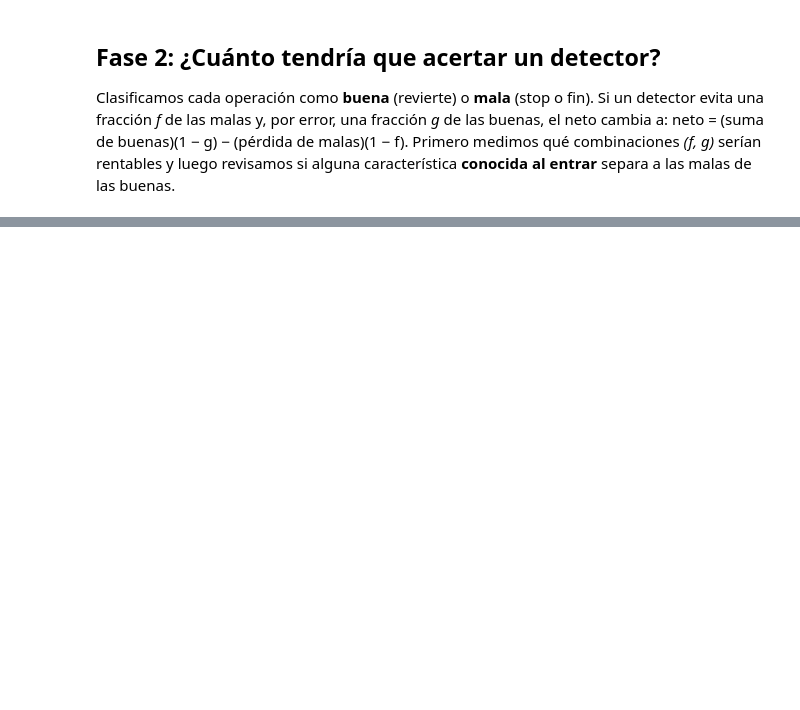
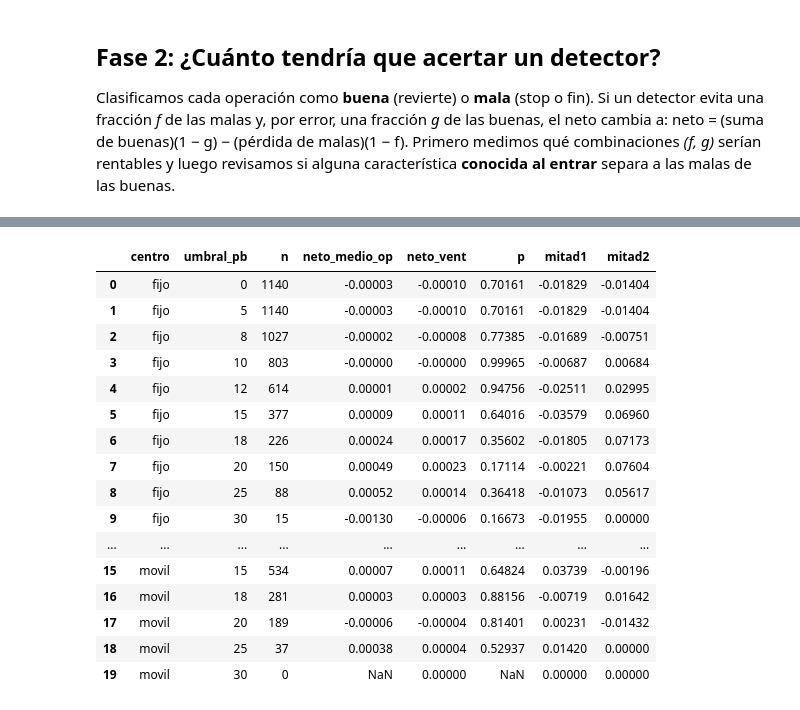
Before and after one commit to SamuOropeza/Investigacion_PCNM, a Jupyter notebook: Eventos.ipynb, the cells around one changed output, grey strips where cells are left out. Cells and saved outputs as stored; diff of their text form; code cells hidden in the pictures; blank space fills up the shorter version.

```diff
--- a/Eventos.ipynb
+++ b/Eventos.ipynb
@@ -298,0 +400,12 @@ Clasificamos cada operación como **buena** (revierte) o **mala** (stop o fin).
+# %%
+Lp = np.log(data).values
+res = {}
+for centro in ('fijo', 'movil'):
+    Tc = pd.DataFrame([dict(o, ventana=s['window'], cesta=i)
+                       for s in seleccion for i in range(s['W'].shape[1])
+                       for o in operaciones_spread(Lp[s['tr']], Lp[s['te']], s['W'][:, i], data.index[s['te']], centro)])
+    res[centro] = Tc
+    print(f"\n{centro}: {len(Tc)} operaciones, bruto {Tc.bruto.sum():.3f}, neto {Tc.neto.sum():.3f}")
+    display(pd.crosstab(Tc.salida, 'frac', normalize='columns').round(3).T)
+    display(Tc.groupby('salida').agg(n=('neto', 'size'), neto_medio=('neto', 'mean'),
+                                     neto_suma=('neto', 'sum'), horas=('horas', 'mean')).round(5))
@@ -298,0 +465,10 @@ Clasificamos cada operación como **buena** (revierte) o **mala** (stop o fin).
+# %%
+Lp = np.log(data).values
+res = {}
+for centro in ('fijo', 'movil'):
+    Tc = pd.DataFrame([dict(o, ventana=s['window'], cesta=i)
+                       for s in seleccion for i in range(s['W'].shape[1])
+                       for o in operaciones_spread(Lp[s['tr']], Lp[s['te']], s['W'][:, i], data.index[s['te']], centro)])
+    Tc['malo'] = Tc.salida != 'revierte'
+    res[centro] = Tc
+    print(centro, len(Tc), "operaciones; bruto", round(Tc.bruto.sum(), 3), " neto", round(Tc.neto.sum(), 3))
@@ -298,0 +478,8 @@ Clasificamos cada operación como **buena** (revierte) o **mala** (stop o fin).
+# %%
+for centro in ('fijo', 'movil'):
+    T = res[centro].copy()
+    T['tercil_ancho'] = pd.qcut(T.ancho_bps, 3, labels=['estrecho', 'medio', 'ancho'])
+    print("\n", centro)
+    display(T.groupby('tercil_ancho').agg(n=('neto', 'size'), ancho_medio_bps=('ancho_bps', 'mean'),
+                                           bruto_medio=('bruto', 'mean'), neto_medio=('neto', 'mean'),
+                                           neto_suma=('neto', 'sum'), frac_mala=('malo', 'mean')).round(5))
@@ -298,0 +499,30 @@ Clasificamos cada operación como **buena** (revierte) o **mala** (stop o fin).
+# %%
+umbrales = [0, 5, 8, 10, 12, 15, 18, 20, 25, 30]
+filas = []
+for centro in ('fijo', 'movil'):
+    T = res[centro]; vent = sorted(T.ventana.unique()); mitad = T.ventana.median()
+    for u in umbrales:
+        S = T[T.ancho_bps >= u]
+        por_vent = S.groupby('ventana').neto.sum().reindex(vent, fill_value=0) / N_MAX   # media por canasta-ventana, abstenciones = 0
+        filas.append(dict(centro=centro, umbral_pb=u, n=len(S), neto_medio_op=S.neto.mean(),
+                          neto_vent=por_vent.mean(), p=stats.ttest_1samp(por_vent, 0).pvalue,
+                          mitad1=S[S.ventana <= mitad].neto.sum(), mitad2=S[S.ventana > mitad].neto.sum()))
+display(pd.DataFrame(filas).round(5))
+# %% [output]
+|  | centro | umbral_pb | n | neto_medio_op | neto_vent | p | mitad1 | mitad2 |
+| 0 | fijo | 0 | 1140 | -0.00003 | -0.00010 | 0.70161 | -0.01829 | -0.01404 |
+| 1 | fijo | 5 | 1140 | -0.00003 | -0.00010 | 0.70161 | -0.01829 | -0.01404 |
+| 2 | fijo | 8 | 1027 | -0.00002 | -0.00008 | 0.77385 | -0.01689 | -0.00751 |
+| 3 | fijo | 10 | 803 | -0.00000 | -0.00000 | 0.99965 | -0.00687 | 0.00684 |
+| 4 | fijo | 12 | 614 | 0.00001 | 0.00002 | 0.94756 | -0.02511 | 0.02995 |
+| 5 | fijo | 15 | 377 | 0.00009 | 0.00011 | 0.64016 | -0.03579 | 0.06960 |
+| 6 | fijo | 18 | 226 | 0.00024 | 0.00017 | 0.35602 | -0.01805 | 0.07173 |
+| 7 | fijo | 20 | 150 | 0.00049 | 0.00023 | 0.17114 | -0.00221 | 0.07604 |
+| 8 | fijo | 25 | 88 | 0.00052 | 0.00014 | 0.36418 | -0.01073 | 0.05617 |
+| 9 | fijo | 30 | 15 | -0.00130 | -0.00006 | 0.16673 | -0.01955 | 0.00000 |
+| ... | ... | ... | ... | ... | ... | ... | ... | ... |
+| 15 | movil | 15 | 534 | 0.00007 | 0.00011 | 0.64824 | 0.03739 | -0.00196 |
+| 16 | movil | 18 | 281 | 0.00003 | 0.00003 | 0.88156 | -0.00719 | 0.01642 |
+| 17 | movil | 20 | 189 | -0.00006 | -0.00004 | 0.81401 | 0.00231 | -0.01432 |
+| 18 | movil | 25 | 37 | 0.00038 | 0.00004 | 0.52937 | 0.01420 | 0.00000 |
+| 19 | movil | 30 | 0 | NaN | 0.00000 | NaN | 0.00000 | 0.00000 |
```
Also changed, not shown: parts of 21 cells of this notebook, 1 other file.
